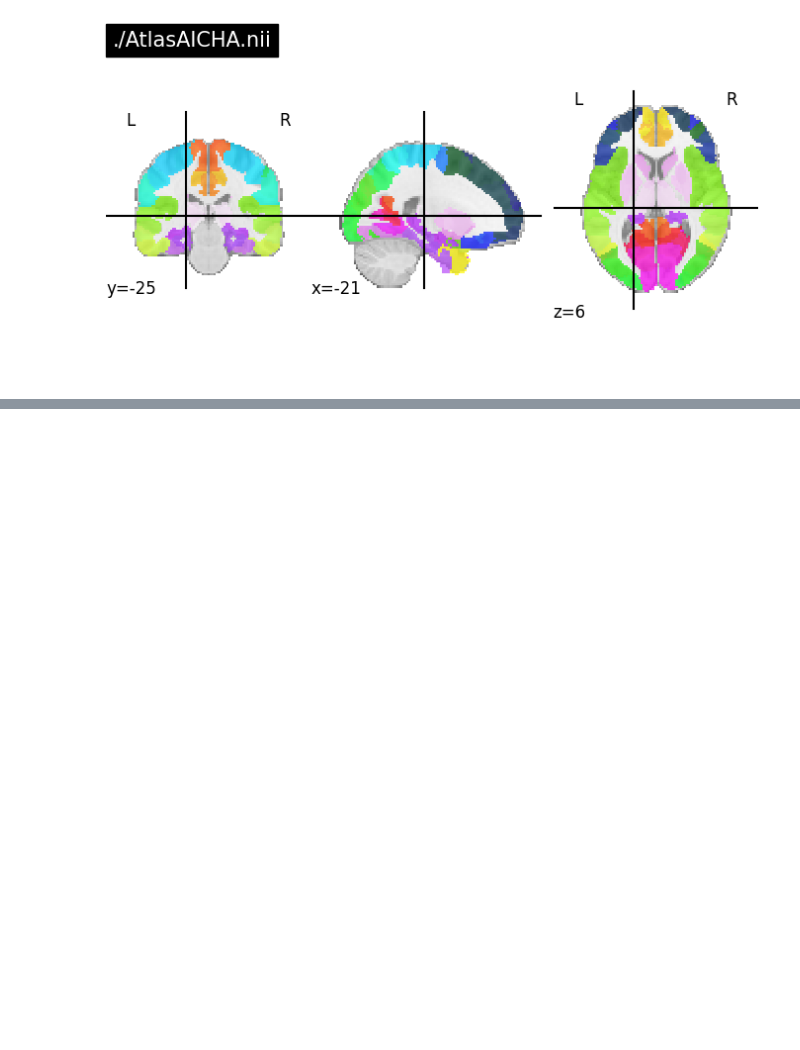
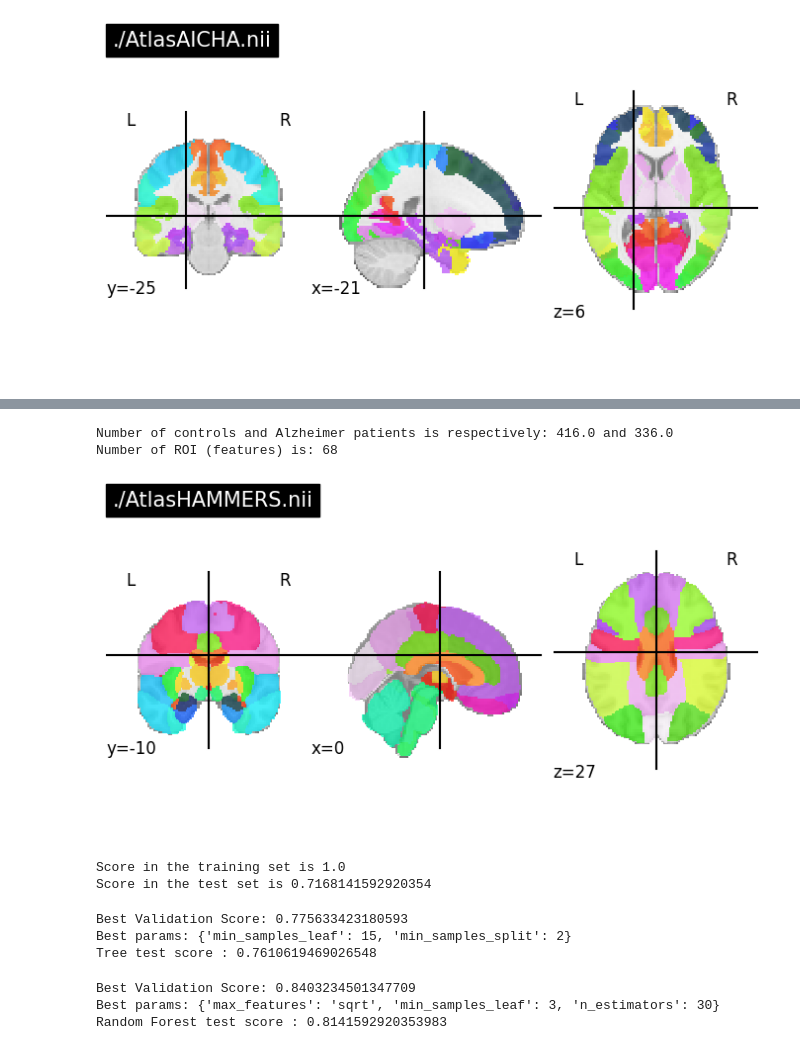
Before and after one commit to lmcastanedame/IMA205_TP5_Decision-Trees, a Jupyter notebook: TP_Trees_CASTANEDA.ipynb, the cells around one changed output, grey strips where cells are left out. Cells and saved outputs as stored; diff of their text form; code cells hidden in the pictures; blank space fills up the shorter version.

```diff
--- a/TP_Trees_CASTANEDA.ipynb
+++ b/TP_Trees_CASTANEDA.ipynb
@@ -754,0 +668,19 @@ plt.show()
+# %%
+# Changing the Atlas to HAMMERS and doing the same analysis
+
+X = T1HAMMERS # T1AAL2, T1AICHA, T1HAMMERS
+labels = ROIlabelsHAMMERS # ROIlabelsAAL2, ROIlabelsAICHA, ROIlabelsHAMMERS
+atlas = './AtlasHAMMERS.nii' #AtlasAAL2.nii, AtlasAICHA.nii, AtlasHAMMERS.nii
+
+N, M = X.shape # number subjects and ROIs
+class_names = ["control","alzheimer"] # y=0, y=1
+
+print('Number of controls and Alzheimer patients is respectively: {0} and {1}'.format(N-np.sum(y), np.sum(y)))
+print('Number of ROI (features) is: {0}'.format(M))
+
+plotting.plot_roi(atlas, title=atlas)
+plotting.show()
+# %% [output]
+Number of controls and Alzheimer patients is respectively: 416.0 and 336.0
+Number of ROI (features) is: 68
+[figure, added]
@@ -754,0 +694,40 @@ plt.show()
+# %%
+# Fitting Decision Trees
+Tree = DecisionTreeClassifier(random_state=0)
+Tree.fit(X_train,y_train)
+
+# Score in the training set
+print('Score in the training set is {0}'.format(Tree.score(X_train,y_train)) )
+
+# Score in the test set
+print('Score in the test set is {0}'.format(Tree.score(X_test,y_test)) )
+# %% [output]
+Score in the training set is 1.0
+Score in the test set is 0.7168141592920354
+# %%
+Tree = DecisionTreeClassifier(min_samples_split = 2, min_samples_leaf = 10, random_state = 0)
+p_grid_tree = {'min_samples_split': range(2,16), 'min_samples_leaf': range(1,16)}
+grid_tree = GridSearchCV(estimator=Tree, param_grid = p_grid_tree, cv=5)
+grid_tree.fit(X_train, y_train)
+print("Best Validation Score: {}".format(grid_tree.best_score_))
+print("Best params: {}".format(grid_tree.best_params_))
+print("Tree test score :",grid_tree.score(X_test, y_test))
+
+best_params = grid_tree.best_params_
+# %% [output]
+Best Validation Score: 0.775633423180593
+Best params: {'min_samples_leaf': 15, 'min_samples_split': 2}
+Tree test score : 0.7610619469026548
+# %%
+RF = RandomForestClassifier(random_state = 0)
+p_grid_RF = {'n_estimators': [10, 15, 20, 25, 30], 'min_samples_leaf': [2, 3, 4, 5, 6], 'max_features': ['sqrt', 'log2']}
+grid_RF = GridSearchCV(estimator = RF, param_grid = p_grid_RF, scoring = 'accuracy', cv = 5)
+grid_RF.fit(X_train, y_train)
+
+print("Best Validation Score: {}".format(grid_RF.best_score_))
+print("Best params: {}".format(grid_RF.best_params_))
+print("Random Forest test score :", grid_RF.score(X_test, y_test))
+# %% [output]
+Best Validation Score: 0.8403234501347709
+Best params: {'max_features': 'sqrt', 'min_samples_leaf': 3, 'n_estimators': 30}
+Random Forest test score : 0.8141592920353983
```
Also changed, not shown: parts of 45 cells of this notebook.
